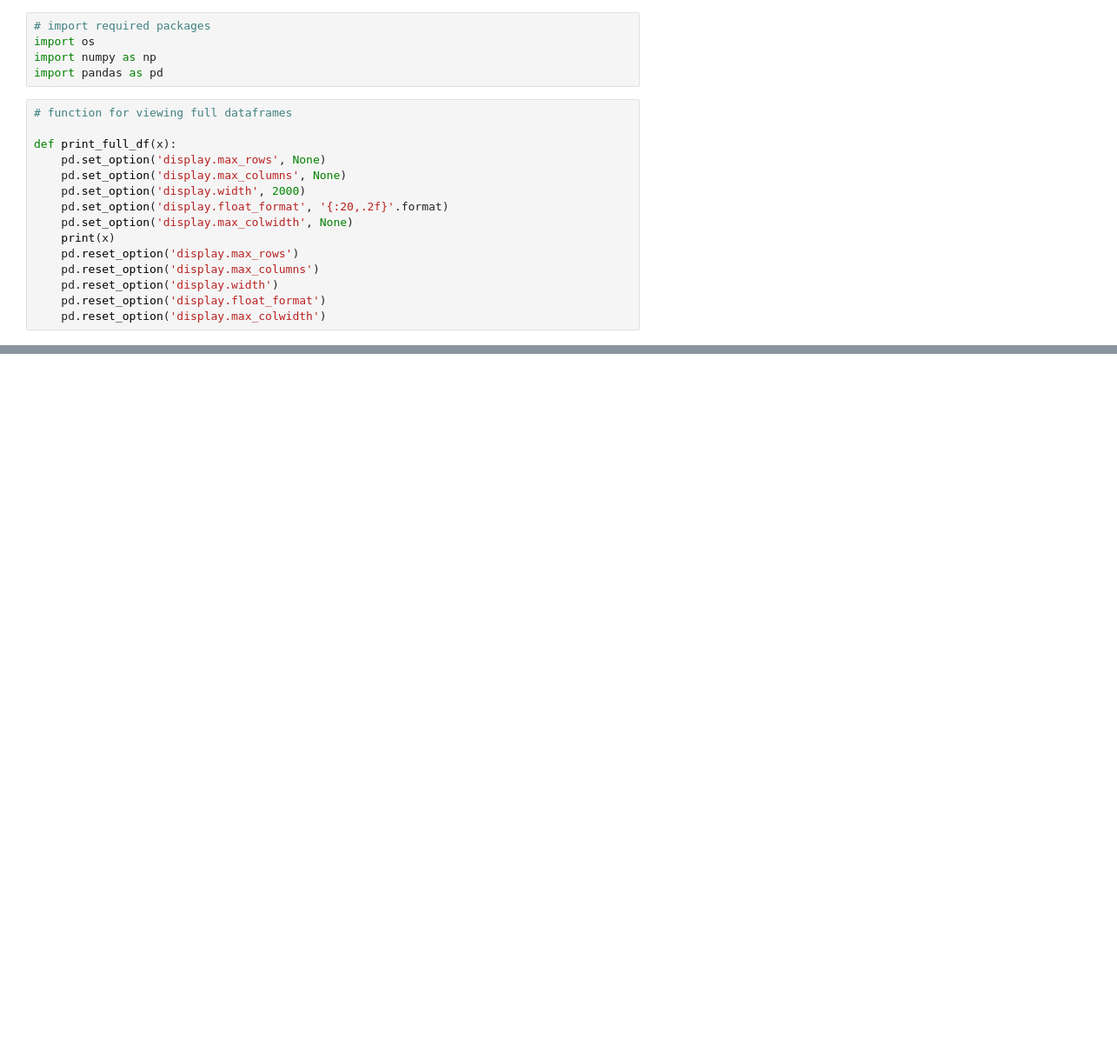
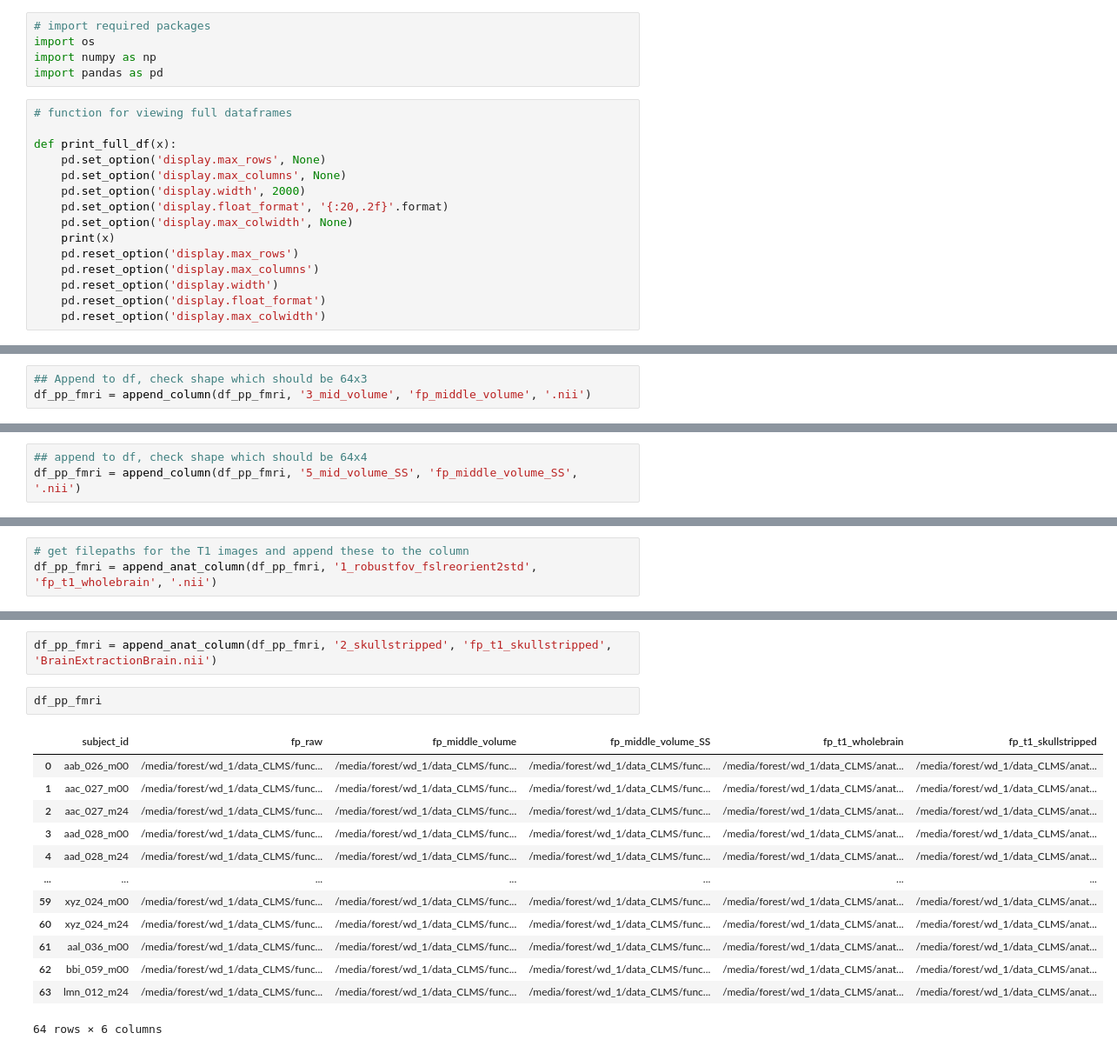
Before and after one commit to liuforest/CLMS_MRI, a Jupyter notebook: Preprocessing/fMRI_preprocessing.ipynb, the cells around one changed output, grey strips where cells are left out. Shown at 87% size. Saved outputs shown, nothing was run; the diff lists cells and outputs as text; blank space fills up the shorter version.

```diff
--- a/Preprocessing/fMRI_preprocessing.ipynb
+++ b/Preprocessing/fMRI_preprocessing.ipynb
@@ -160,0 +104,3 @@ via: https://en.wikibooks.org/wiki/Neuroimaging_Data_Processing/Processing/Steps
+# %%
+## Append to df, check shape which should be 64x3
+df_pp_fmri = append_column(df_pp_fmri, '3_mid_volume', 'fp_middle_volume', '.nii')
@@ -160,0 +129,3 @@ via: https://en.wikibooks.org/wiki/Neuroimaging_Data_Processing/Processing/Steps
+# %%
+## append to df, check shape which should be 64x4
+df_pp_fmri = append_column(df_pp_fmri, '5_mid_volume_SS', 'fp_middle_volume_SS', '.nii')
@@ -160,0 +158,3 @@ via: https://en.wikibooks.org/wiki/Neuroimaging_Data_Processing/Processing/Steps
+# %%
+# get filepaths for the T1 images and append these to the column
+df_pp_fmri = append_anat_column(df_pp_fmri, '1_robustfov_fslreorient2std', 'fp_t1_wholebrain', '.nii')
@@ -160,0 +177,18 @@ via: https://en.wikibooks.org/wiki/Neuroimaging_Data_Processing/Processing/Steps
+# %%
+df_pp_fmri = append_anat_column(df_pp_fmri, '2_skullstripped', 'fp_t1_skullstripped', 'BrainExtractionBrain.nii')
+# %%
+df_pp_fmri
+# %% [output]
+|  | subject_id | fp_raw | fp_middle_volume | fp_middle_volume_SS | fp_t1_wholebrain | fp_t1_skullstripped |
+| 0 | aab_026_m00 | /media/forest/wd_1/data_CLMS/func... | /media/forest/wd_1/data_CLMS/func... | /media/forest/wd_1/data_CLMS/func... | /media/forest/wd_1/data_CLMS/anat... | /media/forest/wd_1/data_CLMS/anat... |
+| 1 | aac_027_m00 | /media/forest/wd_1/data_CLMS/func... | /media/forest/wd_1/data_CLMS/func... | /media/forest/wd_1/data_CLMS/func... | /media/forest/wd_1/data_CLMS/anat... | /media/forest/wd_1/data_CLMS/anat... |
+| 2 | aac_027_m24 | /media/forest/wd_1/data_CLMS/func... | /media/forest/wd_1/data_CLMS/func... | /media/forest/wd_1/data_CLMS/func... | /media/forest/wd_1/data_CLMS/anat... | /media/forest/wd_1/data_CLMS/anat... |
+| 3 | aad_028_m00 | /media/forest/wd_1/data_CLMS/func... | /media/forest/wd_1/data_CLMS/func... | /media/forest/wd_1/data_CLMS/func... | /media/forest/wd_1/data_CLMS/anat... | /media/forest/wd_1/data_CLMS/anat... |
+| 4 | aad_028_m24 | /media/forest/wd_1/data_CLMS/func... | /media/forest/wd_1/data_CLMS/func... | /media/forest/wd_1/data_CLMS/func... | /media/forest/wd_1/data_CLMS/anat... | /media/forest/wd_1/data_CLMS/anat... |
+| ... | ... | ... | ... | ... | ... | ... |
+| 59 | xyz_024_m00 | /media/forest/wd_1/data_CLMS/func... | /media/forest/wd_1/data_CLMS/func... | /media/forest/wd_1/data_CLMS/func... | /media/forest/wd_1/data_CLMS/anat... | /media/forest/wd_1/data_CLMS/anat... |
+| 60 | xyz_024_m24 | /media/forest/wd_1/data_CLMS/func... | /media/forest/wd_1/data_CLMS/func... | /media/forest/wd_1/data_CLMS/func... | /media/forest/wd_1/data_CLMS/anat... | /media/forest/wd_1/data_CLMS/anat... |
+| 61 | aal_036_m00 | /media/forest/wd_1/data_CLMS/func... | /media/forest/wd_1/data_CLMS/func... | /media/forest/wd_1/data_CLMS/func... | /media/forest/wd_1/data_CLMS/anat... | /media/forest/wd_1/data_CLMS/anat... |
+| 62 | bbi_059_m00 | /media/forest/wd_1/data_CLMS/func... | /media/forest/wd_1/data_CLMS/func... | /media/forest/wd_1/data_CLMS/func... | /media/forest/wd_1/data_CLMS/anat... | /media/forest/wd_1/data_CLMS/anat... |
+| 63 | lmn_012_m24 | /media/forest/wd_1/data_CLMS/func... | /media/forest/wd_1/data_CLMS/func... | /media/forest/wd_1/data_CLMS/func... | /media/forest/wd_1/data_CLMS/anat... | /media/forest/wd_1/data_CLMS/anat... |
+64 rows × 6 columns
```
Also changed, not shown: parts of 33 cells of this notebook, 7 other files.
